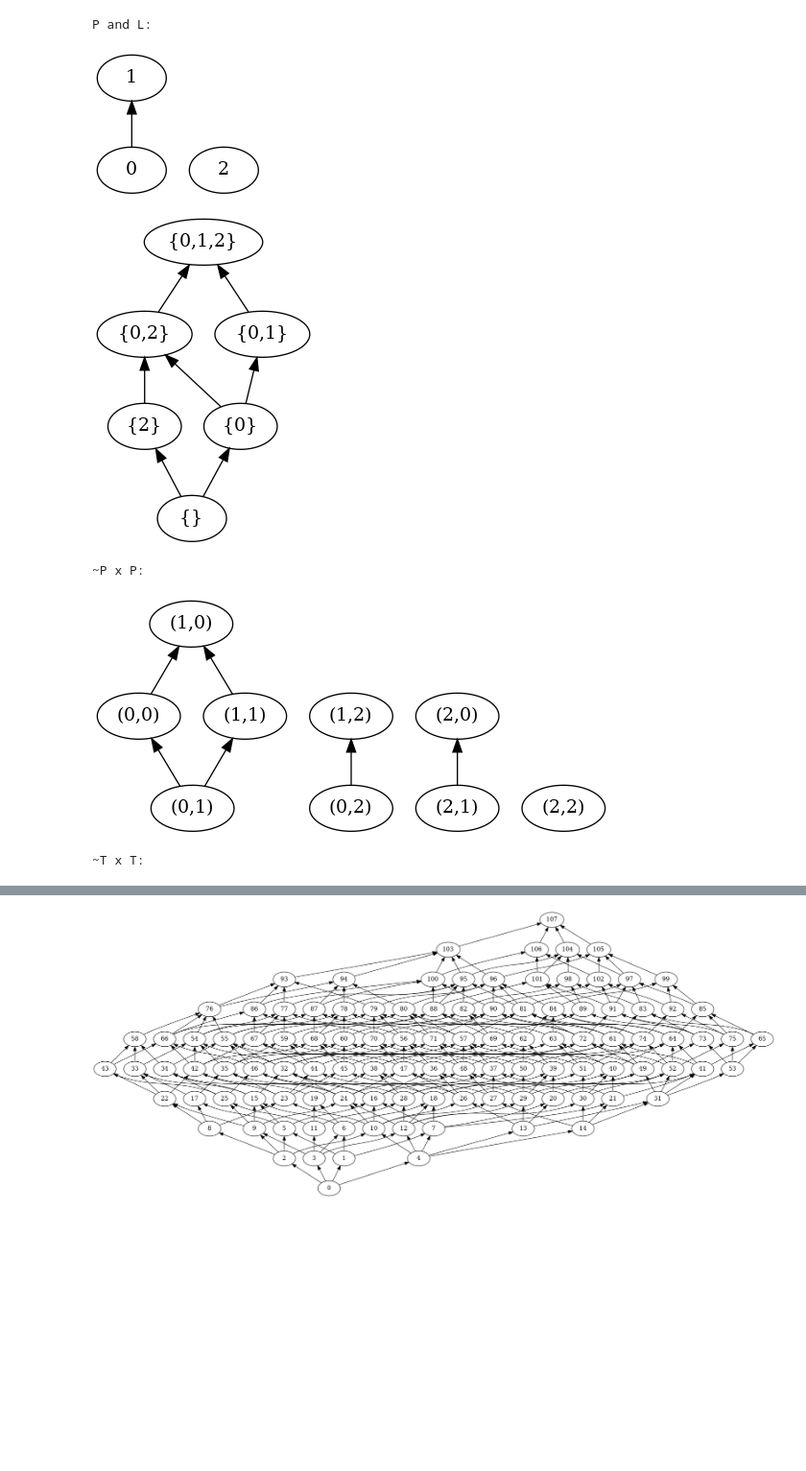
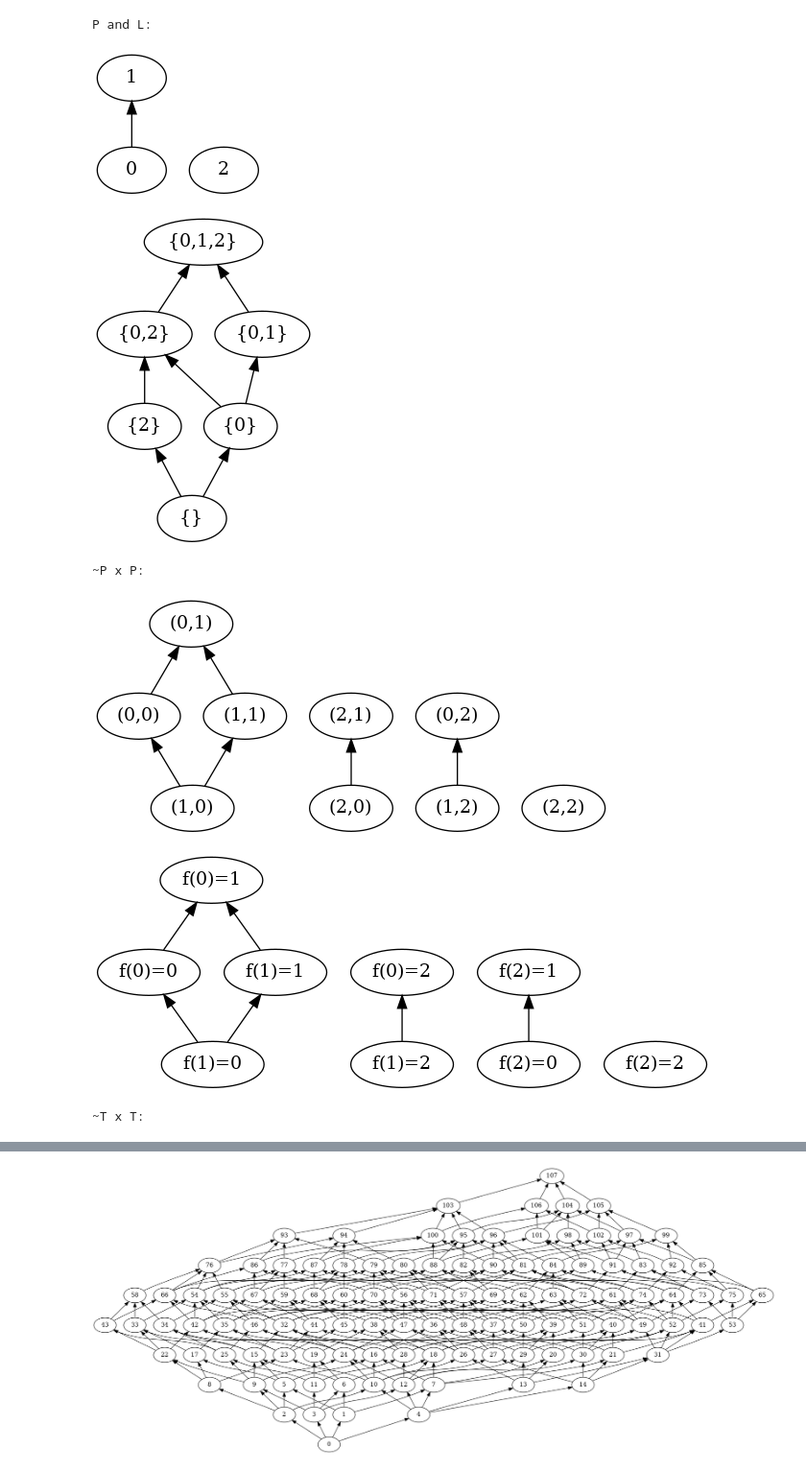
Before and after one commit to Sirquini/delta, a Jupyter notebook: carlos/examples-210317.ipynb, the cells around one changed output, grey strips where cells are left out. Shown at 96% size. Saved outputs shown, nothing was run; the diff lists cells and outputs as text; code cells hidden in the pictures; blank space fills up the shorter version.

```diff
--- a/carlos/examples-210317.ipynb
+++ b/carlos/examples-210317.ipynb
@@ -5,33 +5,35 @@ from itertools import product
 # %%
 from cached_property import cached_property
 from importlib import reload
 import dynamic_poset
 reload(dynamic_poset)
 from dynamic_poset import Poset, PosetStorage
 from poset_storage import KVStorage, Population
 
 
 def example(P):
     global L,T
     L = P.meta_L
     T = Poset.total(L.n-1)
     print('P and L:')
     P.show()
     L.show()
     print('~P x P:')
     (~P*P).show()
+    P.meta_PP.show()
     print('~T x T:')
-    (~T*T).standard.show()
+    (~T*T).enumerated.show()
     print('-'*5)
     return
 
 example(Poset.total(2)|Poset.total(1))
 
 example(Poset.from_children([[],[],[0,1],[0]]))
 # %% [output]
 P and L:
 [figure]
 [figure]
 ~P x P:
-[figure, old version]
+[figure, new version]
+[figure, added]
 ~T x T:
```
Also changed, not shown: parts of 6 cells of this notebook, 1 other file.
